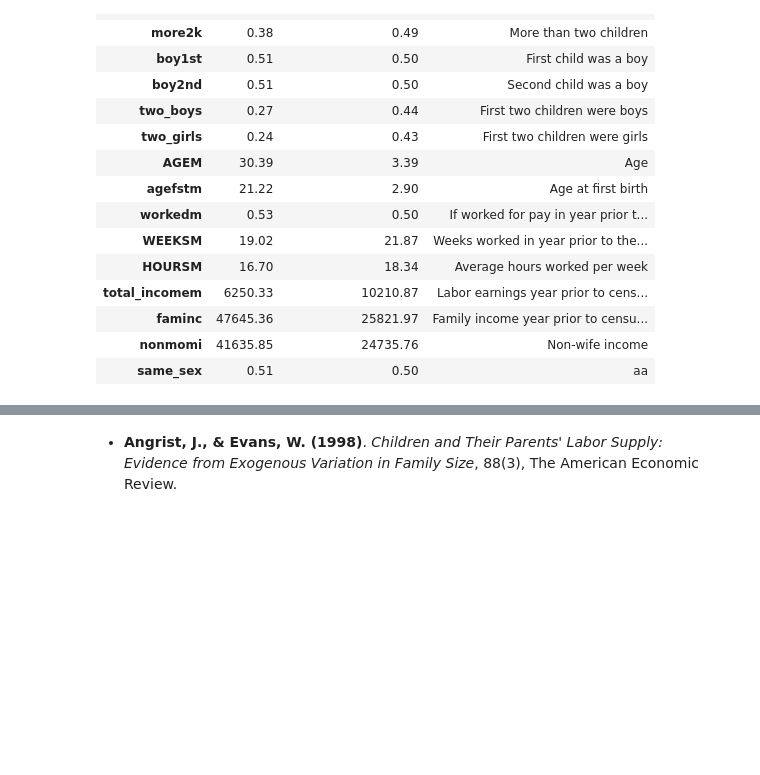
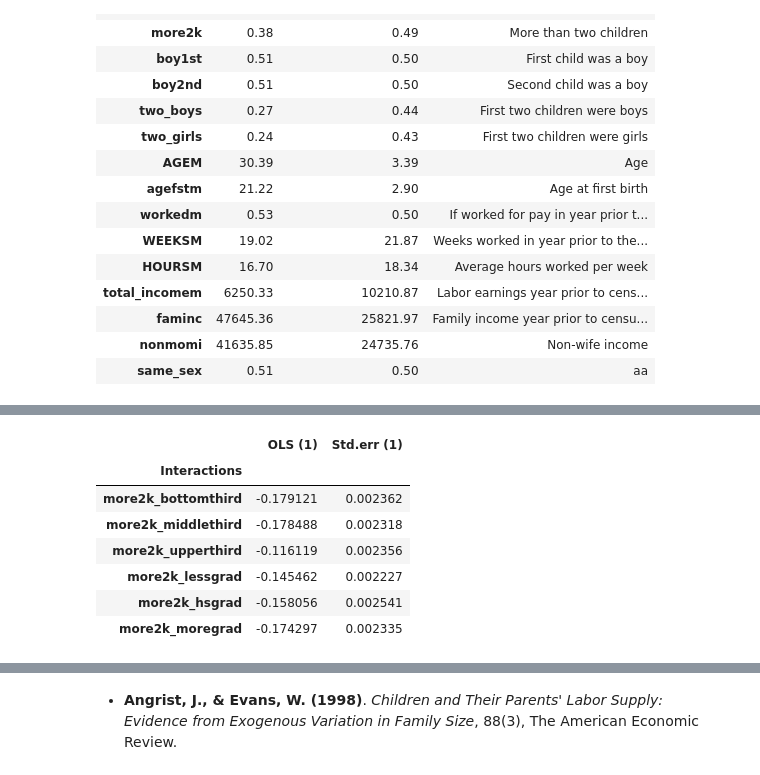
Before and after one commit to carolinalvarez/angrist-and-evans-1998-python, a Jupyter notebook: Angrist_and_Evans_1998.ipynb, the cells around one changed output, grey strips where cells are left out. Drawn from its saved outputs; the diff is of its cells as text; code cells hidden in the pictures; blank space fills up the shorter version.

Commit message:
Functions for table9

```diff
--- a/Angrist_and_Evans_1998.ipynb
+++ b/Angrist_and_Evans_1998.ipynb
@@ -819,6 +713,3 @@ Table7
 # %%
 #formula="workedm" + " ~  1 + " + " + ".join(controls_IV)+"[more2k ~ two_boys + two_girls]"
 #mod = IV2SLS.from_formula(formula, data_2)
-# %%
-mod = smf.ols(formula='WEEKSM ~ more2k:lessgrad + more2k + AGEM + agefstm + boy1st + boy2nd + blackm + hispm + otheracem', data=msample).fit()
-mod.summary()
@@ -1013,0 +785,45 @@ id: 0x1698a235130
+# %%
+#FUNCTION FOR TABLE 9
+
+def OLS_Labor_Supply_Interactions(data, Interaction, outcome):
+
+    table = pd.DataFrame(
+        {
+            "OLS (1)": [],
+            "Std.err (1)": [],
+
+        }
+    )
+    table["Interactions"] = Interaction
+    table = table.set_index("Interactions")
+    table
+
+    for interaction in Interaction:
+
+        mod=sm_api.OLS(data[outcome], data[[interaction, "more2k", "AGEM", "agefstm", "boy1st", "boy2nd", "blackm", "hispm", "otheracem"]])
+        results_mod=mod.fit()
+
+
+        outputs = [
+                results_mod.params["more2k"],
+                results_mod.bse["more2k"],
+        ]
+
+        table.loc[interaction] = outputs
+
+    return table
+# %%
+Interaction1="more2k_bottomthird", "more2k_middlethird", "more2k_upperthird", "more2k_lessgrad", "more2k_hsgrad", "more2k_moregrad"
+outcome="workedm"
+
+Table9_1=OLS_Labor_Supply_Interactions(msample, Interaction1, outcome)
+Table9_1
+# %% [output]
+|  | OLS (1) | Std.err (1) |
+| Interactions |  |  |
+| more2k_bottomthird | -0.179121 | 0.002362 |
+| more2k_middlethird | -0.178488 | 0.002318 |
+| more2k_upperthird | -0.116119 | 0.002356 |
+| more2k_lessgrad | -0.145462 | 0.002227 |
+| more2k_hsgrad | -0.158056 | 0.002541 |
+| more2k_moregrad | -0.174297 | 0.002335 |
```
Also changed, not shown: parts of 32 cells of this notebook.
